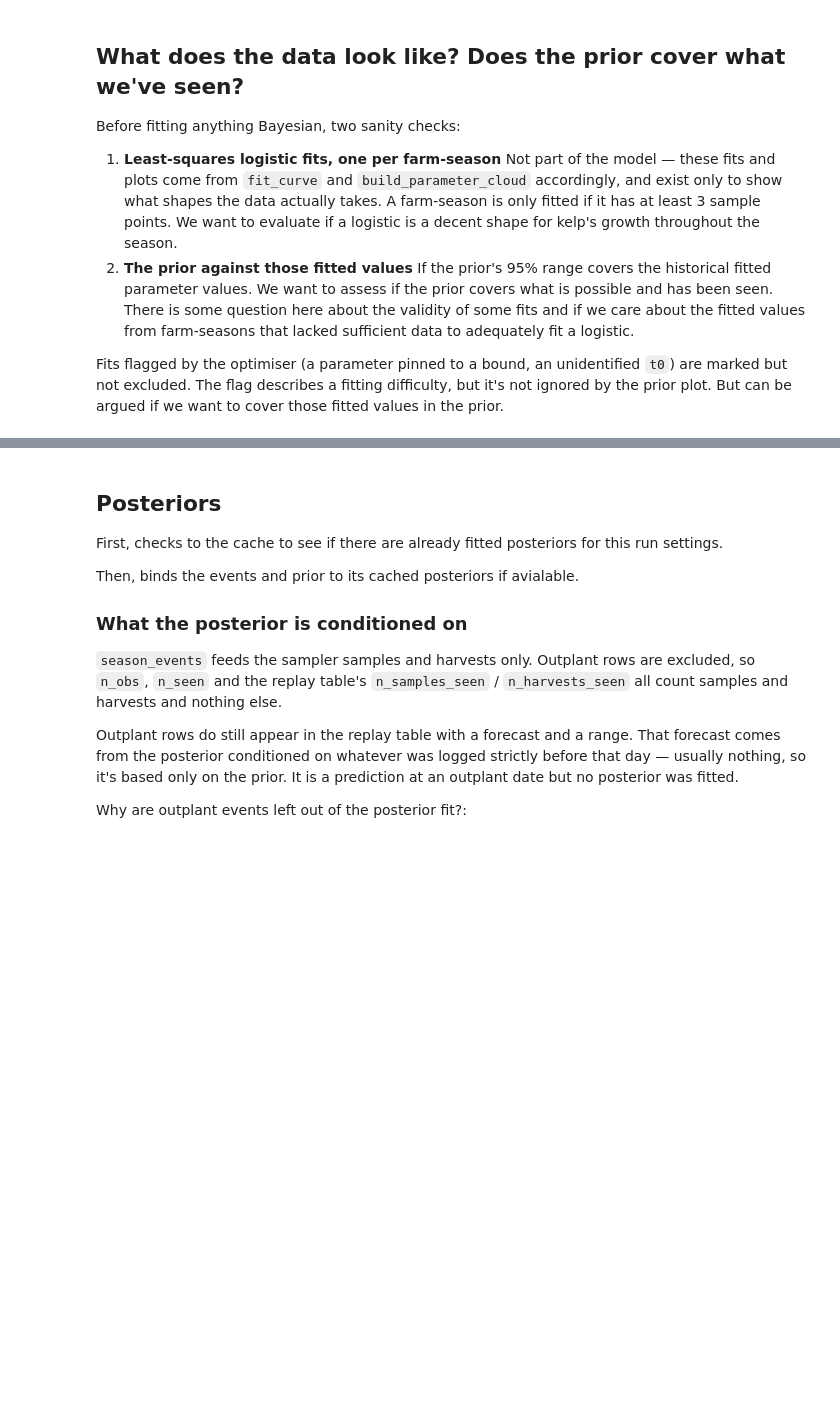
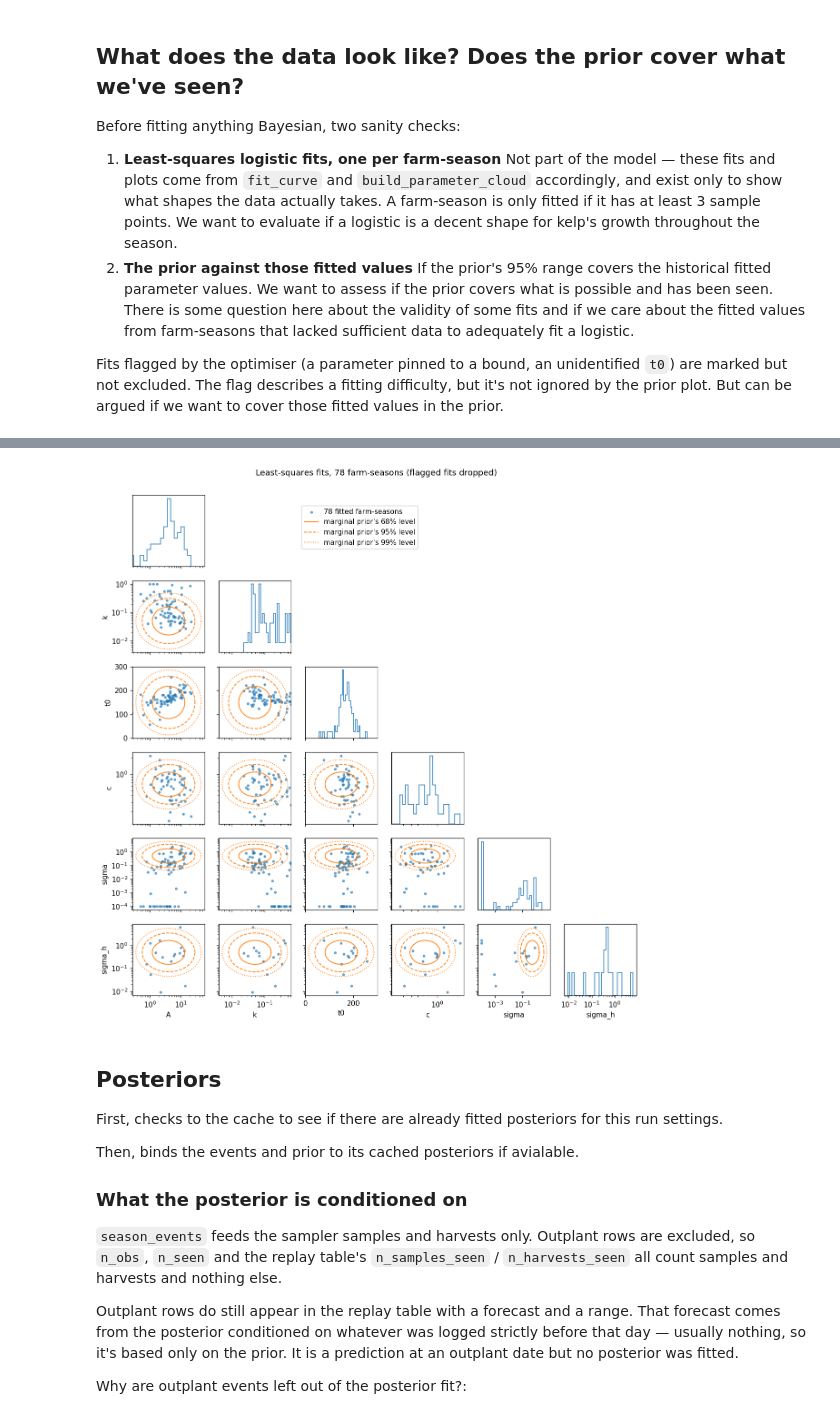
Before and after one commit to dsi-rse/greenwave, a Jupyter notebook: notebooks/greenwave_real_bayesian.ipynb, the cells around one changed output, grey strips where cells are left out. Saved outputs shown, nothing was run; the diff lists cells and outputs as text; code cells hidden in the pictures; blank space fills up the shorter version.

```diff
--- a/notebooks/greenwave_real_bayesian.ipynb
+++ b/notebooks/greenwave_real_bayesian.ipynb
@@ -136 +136,84 @@ pl.plot_prior_curves(prior_for(), "logistic")
 [figure]
+# %%
+# the 6-D cloud of least-squares fit results, every pair of parameters
+# (c and sigma_h exist only for farm-seasons with harvests, so those panels have fewer points)
+from matplotlib.ticker import NullFormatter
+from scipy.stats import chi2
+
+params = ["A", "k", "t0", "c", "sigma", "sigma_h"]
+# drop flagged fits: a plateau extrapolated past an unseen bend, all-zero samples, or c pinned to
+# its bound -- the data do not determine those parameter values
+good = cloud[cloud["quality"] == "ok"]
+print(f"{len(good)} of {len(cloud)} fits kept, {len(cloud) - len(good)} flagged and dropped")
+# fits through very few points have sigma (a median absolute deviation) down to exactly 0;
+# draw them on this floor rather than drop them or let them squash the axis
+NOISE_FLOOR = 1e-4
+pts = good[params].copy()
+for p in ("sigma", "sigma_h"):
+    print(f"{p}: {(pts[p] < NOISE_FLOOR).sum()} fits below {NOISE_FLOOR:g}, drawn on the floor")
+    pts[p] = pts[p].clip(lower=NOISE_FLOOR)
+
+# the prior is a product of independent marginals, so in each pair it is an axis-aligned
+# Gaussian (on the log scale for the lognormals); these contours enclose 68/95/99% of its 2-D mass
+PRIOR_LEVELS = [(0.68, "-"), (0.95, "--"), (0.99, ":")]
+angle = np.linspace(0, 2 * np.pi, 200)
+
+def prior_ellipse(px, py, level):
+    r = np.sqrt(chi2.ppf(level, df=2))
+    xy = []
+    for p, trig in ((px, np.cos), (py, np.sin)):
+        family, a, b = BROAD_PRIOR[p]
+        u = a + r * b * trig(angle)
+        xy.append(np.exp(u) if family == "lognormal" else u)
+    return xy
+
+fig, axes = plt.subplots(len(params), len(params), figsize=(13, 13))
+
+for i, py in enumerate(params):
+    for j, px in enumerate(params):
+        ax = axes[i, j]
+        if j > i:
+            ax.set_visible(False)
+            continue
+        logx = px in mdl.LOG_SCALE_PARAMS
+        if i == j:
+            v = pts[px].dropna()
+            bins = (np.geomspace(v.min(), v.max(), 30) if logx
+                    else np.linspace(v.min(), v.max(), 30))
+            ax.hist(v, bins=bins, histtype="step", color="tab:blue")
+            ax.set_yticks([])
+        else:
+            d = pts[[px, py]].dropna()
+            ax.scatter(d[px], d[py], s=8, alpha=0.6, color="tab:blue", label="78 fitted farm-seasons")
+            for level, ls in PRIOR_LEVELS:
+                ax.plot(*prior_ellipse(px, py, level), color="tab:orange", ls=ls, lw=1.2,
+                        label=f"marginal prior's {level:.0%} level")
+            if py in mdl.LOG_SCALE_PARAMS:
+                ax.set_yscale("log")
+                ax.yaxis.set_minor_formatter(NullFormatter())
+            if j == 0:
+                ax.set_ylabel(py)
+            else:
+                ax.tick_params(labelleft=False)
+        if logx:
+            ax.set_xscale("log")
+            ax.xaxis.set_minor_formatter(NullFormatter())
+        if i == len(params) - 1:
+            ax.set_xlabel(px)
+        else:
+            ax.tick_params(labelbottom=False)
+
+# share each column's x range, and each row's y range (off the diagonal)
+for j in range(len(params)):
+    lim = axes[-1, j].get_xlim()
+    for i in range(j, len(params)):
+        axes[i, j].set_xlim(lim)
+for i in range(1, len(params)):
+    lim = axes[i, 0].get_ylim()
+    for j in range(i):
+        axes[i, j].set_ylim(lim)
+
+axes[1, 0].legend( loc="upper left", bbox_to_anchor=(2.3, 2.1))
+fig.suptitle(f"Least-squares fits, {len(good)} farm-seasons (flagged fits dropped)", y=0.92)
+fig.savefig("/tmp/tmp.png")
+# %% [output]
@@ -137,3 +223,4 @@ pl.plot_prior_curves(prior_for(), "logistic")
+[figure, added]
 # %% [markdown]
 ## Posteriors
 
```
Also changed, not shown: parts of 5 cells of this notebook, 9 other files.
